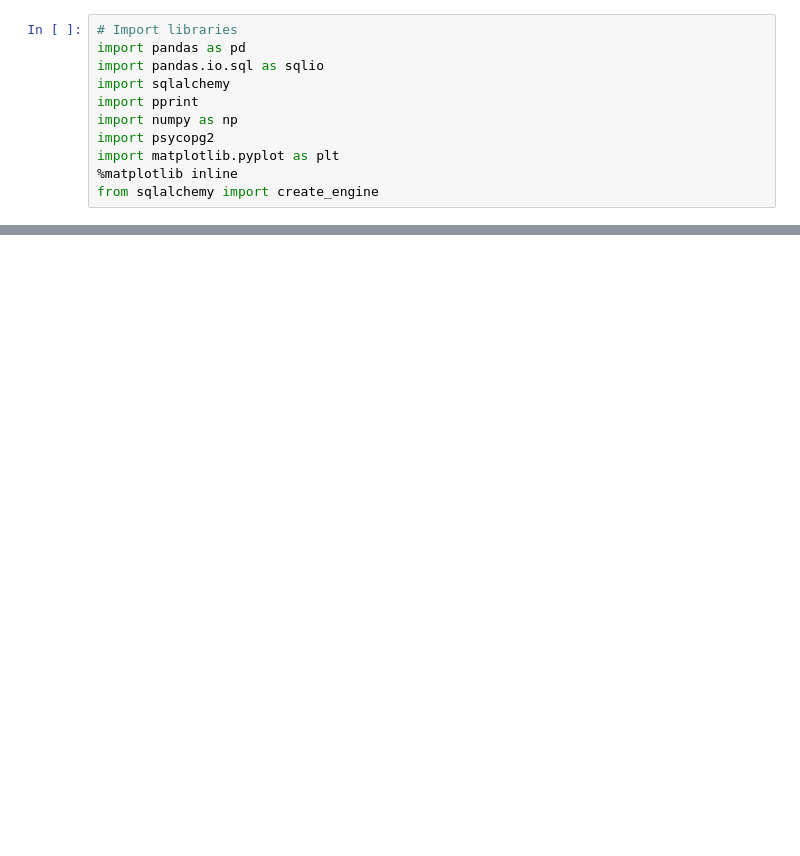
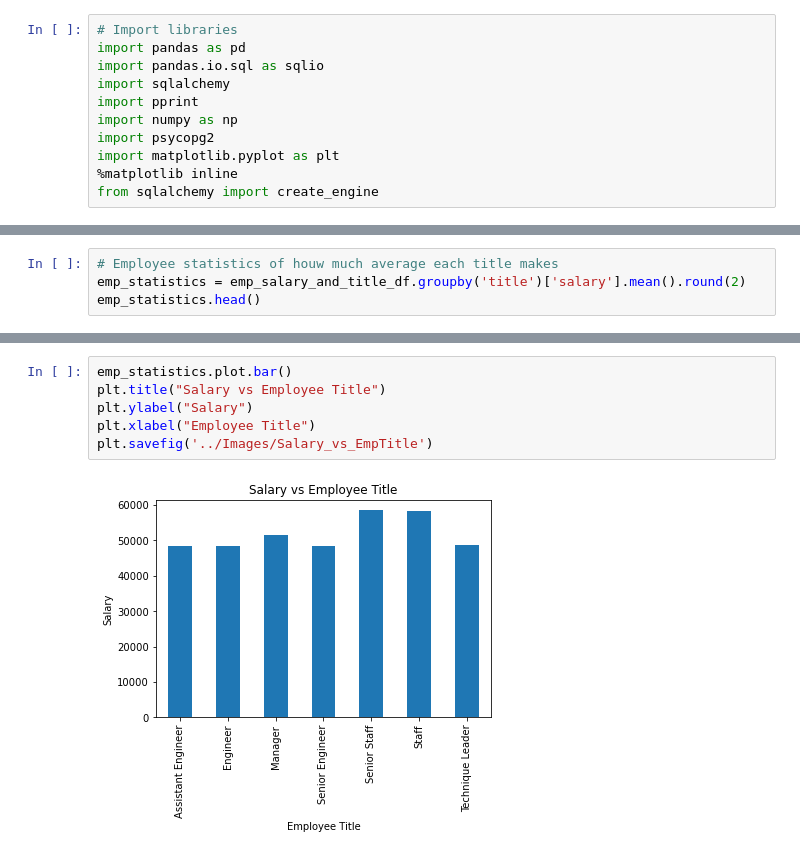
Before and after one commit to slobanwala1/sql-challenge, a Jupyter notebook: my_submission/Bonus/sql_challenge_bonus_analysis.ipynb, the cells around one changed output, grey strips where cells are left out. Drawn from its saved outputs; the diff is of its cells as text; blank space fills up the shorter version.

```diff
--- a/my_submission/Bonus/sql_challenge_bonus_analysis.ipynb
+++ b/my_submission/Bonus/sql_challenge_bonus_analysis.ipynb
@@ -35,0 +139,4 @@ salaries_data[0:10]
+# %%
+# Employee statistics of houw much average each title makes
+emp_statistics = emp_salary_and_title_df.groupby('title')['salary'].mean().round(2)
+emp_statistics.head()
@@ -35,0 +157,8 @@ salaries_data[0:10]
+# %%
+emp_statistics.plot.bar()
+plt.title("Salary vs Employee Title")
+plt.ylabel("Salary")
+plt.xlabel("Employee Title")
+plt.savefig('../Images/Salary_vs_EmpTitle')
+# %% [output]
+[figure, added]
```
Also changed, not shown: parts of 11 cells of this notebook, 2 other files.
